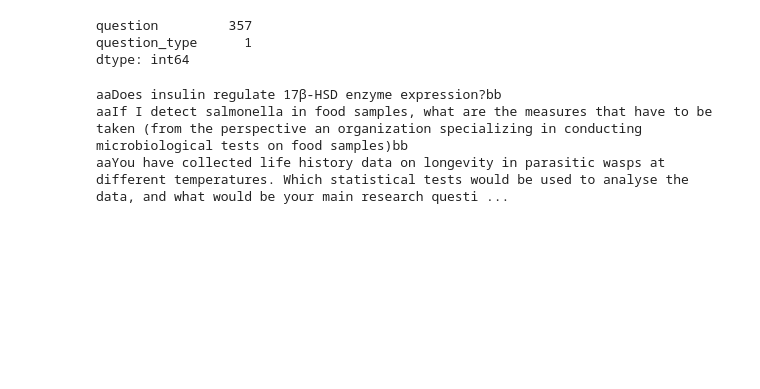
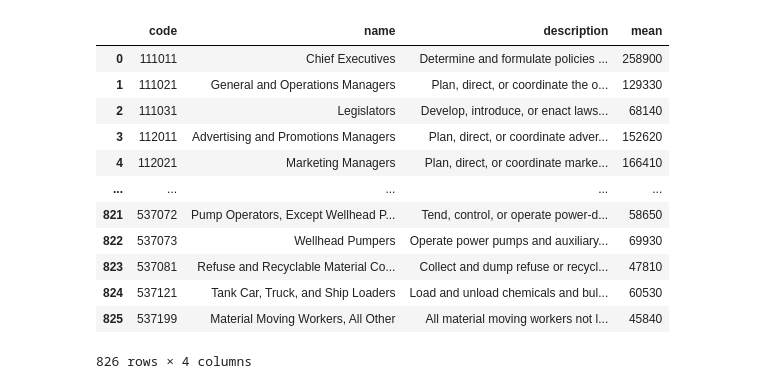
Before and after one commit to Segtanof/Teapot, a Jupyter notebook: test.ipynb, the cells around one changed output. Drawn from its saved outputs; the diff is of its cells as text; code cells hidden in the pictures; blank space fills up the shorter version.

```diff
--- a/test.ipynb
+++ b/test.ipynb
@@ -7 +10,34 @@ from phi.model.ollama import Ollama
+# %%
+# import occupation description
+df_occupation = pd.read_csv('occupation.txt', sep='\t').dropna(subset=["occupation_description"])
+rawoccupation = df_occupation.copy()
+df_occupation = df_occupation[["occupation_code", "occupation_name","occupation_description"]]
+
+# import wage stat
+df_wage = pd.read_excel("testocc.xlsx")
+df_wage.columns = df_wage.columns.str.lower()
+rawwage = df_wage.copy()
+df_wage = df_wage[["occ_code", "a_mean", "o_group","hourly"]]
+df_wage['occ_code'] = df_wage['occ_code'].str.replace('-', '').astype(int)
+df_wage = df_wage[(df_wage['o_group'] == "detailed") & (df_wage["hourly"] != True)]
+
+
+#join both dfs together
+merged_df = pd.merge(df_occupation, df_wage, left_on='occupation_code', right_on="occ_code", how='inner').drop(columns=["o_group", "occ_code", "hourly"]).rename(columns={"occupation_code":"code", "occupation_name":"name","occupation_description":"description", "a_mean":"mean"})
+merged_df["mean"].astype(int)
+merged_df
+# %% [output]
+|  | code | name | description | mean |
+| 0 | 111011 | Chief Executives | Determine and formulate policies ... | 258900 |
+| 1 | 111021 | General and Operations Managers | Plan, direct, or coordinate the o... | 129330 |
+| 2 | 111031 | Legislators | Develop, introduce, or enact laws... | 68140 |
+| 3 | 112011 | Advertising and Promotions Managers | Plan, direct, or coordinate adver... | 152620 |
+| 4 | 112021 | Marketing Managers | Plan, direct, or coordinate marke... | 166410 |
+| ... | ... | ... | ... | ... |
+| 821 | 537072 | Pump Operators, Except Wellhead P... | Tend, control, or operate power-d... | 58650 |
+| 822 | 537073 | Wellhead Pumpers | Operate power pumps and auxiliary... | 69930 |
+| 823 | 537081 | Refuse and Recyclable Material Co... | Collect and dump refuse or recycl... | 47810 |
+| 824 | 537121 | Tank Car, Truck, and Ship Loaders | Load and unload chemicals and bul... | 60530 |
+| 825 | 537199 | Material Moving Workers, All Other | All material moving workers not l... | 45840 |
+826 rows × 4 columns
 # %%
@@ -60,10 +104,0 @@ def process_json_file(file_path):
-# %%
-process_json_file("r1_data_anon.jsonl")
-
-input_data = process_json_file("r1_data_anon.jsonl")
-df_selected = input_data[["question", "question_type"]]
-df_selected.query("question_type == 'Open-ended question that is potentially ambiguous'").nunique()
-# %% [output]
-question         357
-question_type      1
-dtype: int64
@@ -74,7 +104,0 @@ smallq = q_list.sample(3)
-# %%
-for q in smallq:
-    print("aa" + q + "bb")
-# %% [output]
-aaDoes insulin regulate 17β-HSD enzyme expression?bb
-aaIf I detect salmonella in food samples, what are the measures that have to be taken (from the perspective an organization specializing in conducting microbiological tests on food samples)bb
-aaYou have collected life history data on longevity in parasitic wasps at different temperatures. Which statistical tests would be used to analyse the data, and what would be your main research questi ...
```
Also changed, not shown: parts of 24 cells of this notebook, 3 other files.
